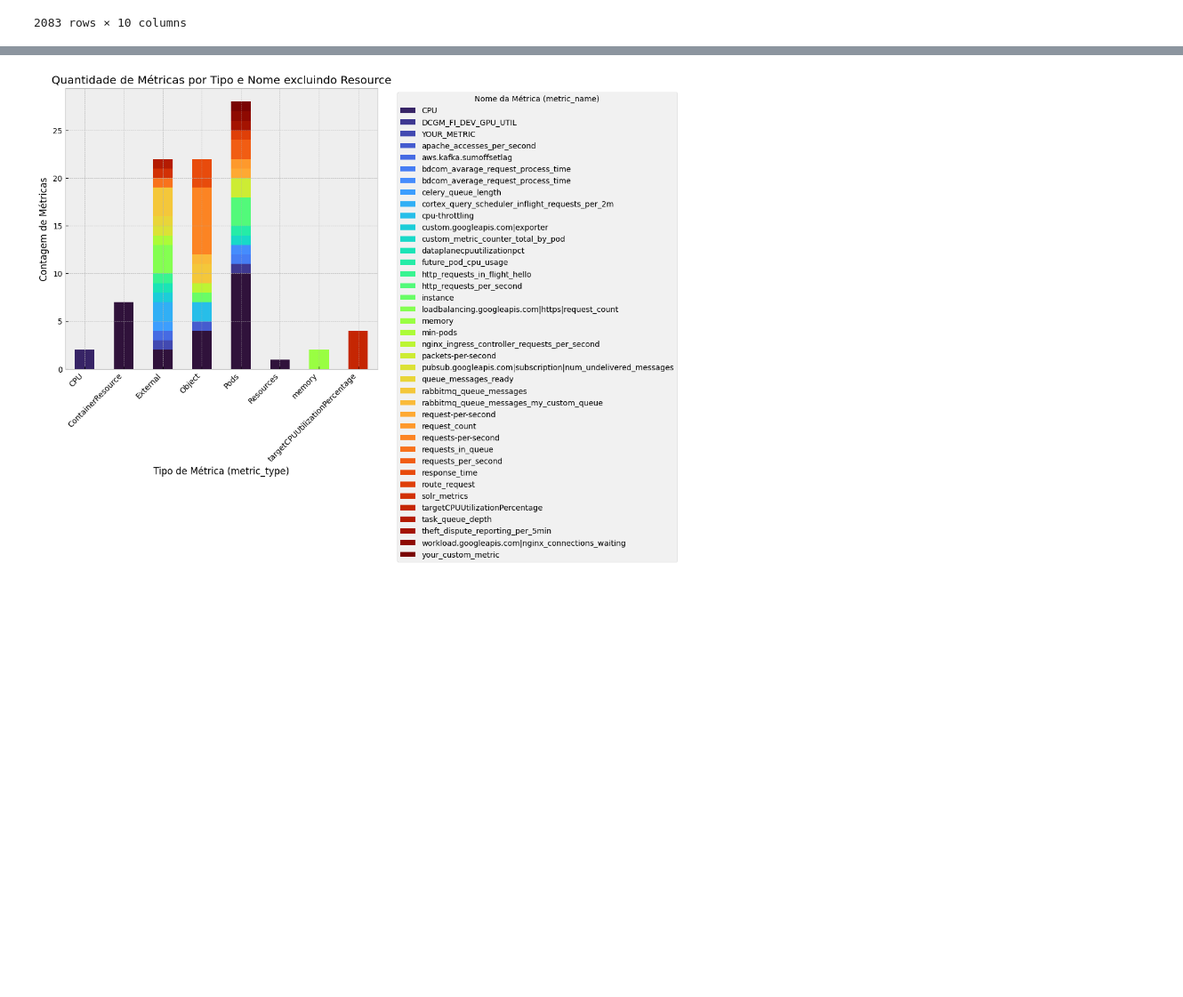
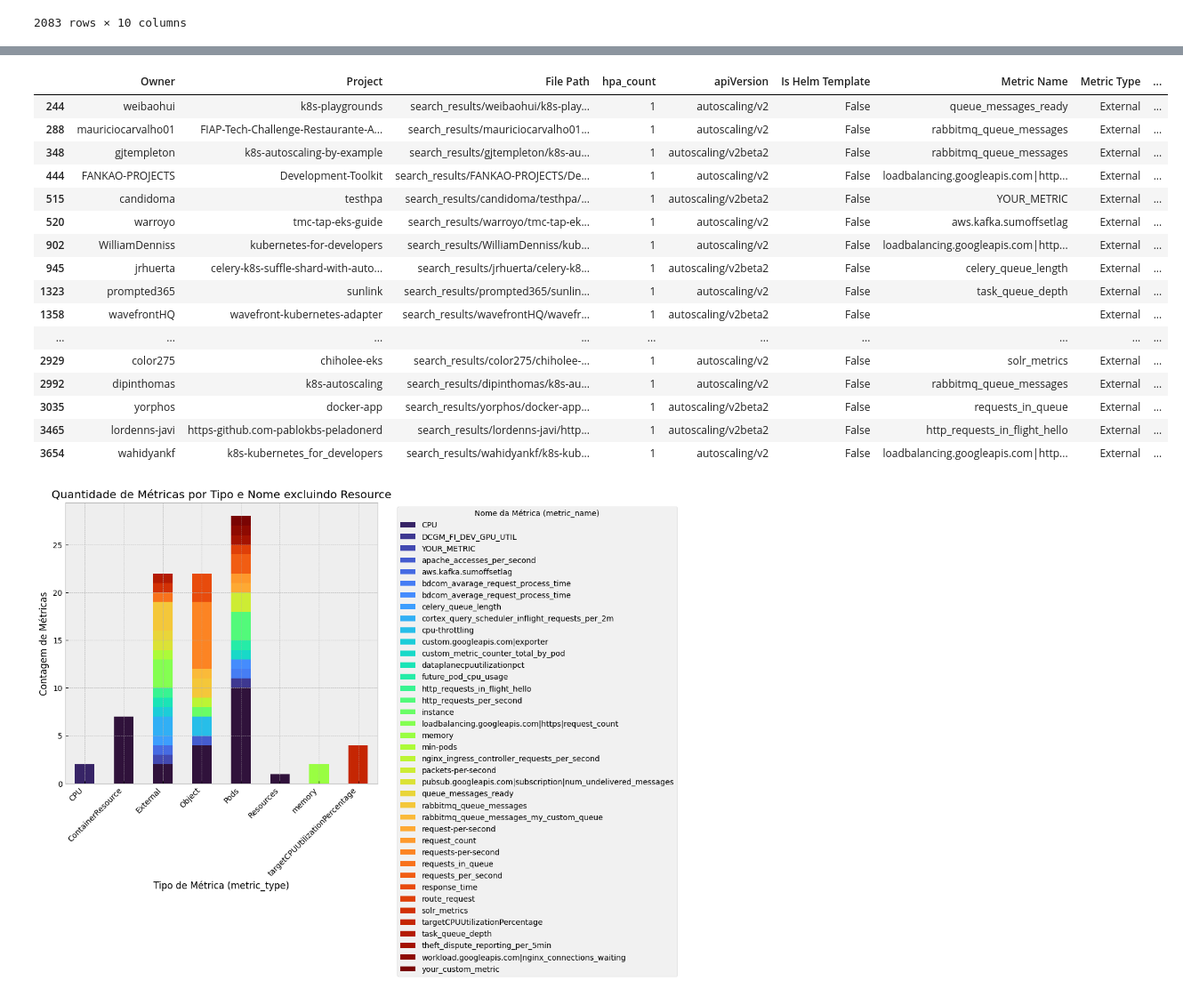
Before and after one commit to xisberto/hpa_usage, a Jupyter notebook: hpa_classify.ipynb, the cells around one changed output, grey strips where cells are left out. Shown at 89% size. Saved outputs shown, nothing was run; the diff lists cells and outputs as text; code cells hidden in the pictures; blank space fills up the shorter version.

```diff
--- a/hpa_classify.ipynb
+++ b/hpa_classify.ipynb
@@ -392,22 +451,39 @@ plt.show()
 # %%
 df_v2 = filter_nohelm[filter_nohelm['apiVersion'].str.contains('v2')]
 
 df_v2_no_resource = df_v2[df_v2['Metric Type'] != 'Resource']
 
+display(df_v2_no_resource[df_v2_no_resource['Metric Type']=='External'])
+
 v2_metrics = df_v2_no_resource.groupby(['Metric Type', 'Metric Name']).size().reset_index(name='counts')
 
 pivot_table = v2_metrics.pivot(index='Metric Type', columns='Metric Name', values='counts').fillna(0)
-
-# colors = plt.cm.get_cmap('turbo')
 
 plt.figure(figsize=(12, 8))
 pivot_table.plot(kind='bar', stacked=True, ax=plt.gca(), colormap='turbo')
 plt.title('Quantidade de Métricas por Tipo e Nome excluindo Resource')
 plt.xlabel('Tipo de Métrica (metric_type)')
 plt.ylabel('Contagem de Métricas')
 plt.xticks(rotation=45, ha='right')
 plt.legend(title='Nome da Métrica (metric_name)', bbox_to_anchor=(1.05, 1), loc='upper left')
 plt.tight_layout()
 plt.show()
 # %% [output]
+|  | Owner | Project | File Path | hpa_count | apiVersion | Is Helm Template | Metric Name | Metric Type | ... |
+| 244 | weibaohui | k8s-playgrounds | search_results/weibaohui/k8s-play... | 1 | autoscaling/v2 | False | queue_messages_ready | External | ... |
+| 288 | mauriciocarvalho01 | FIAP-Tech-Challenge-Restaurante-A... | search_results/mauriciocarvalho01... | 1 | autoscaling/v2 | False | rabbitmq_queue_messages | External | ... |
+| 348 | gjtempleton | k8s-autoscaling-by-example | search_results/gjtempleton/k8s-au... | 1 | autoscaling/v2beta2 | False | rabbitmq_queue_messages | External | ... |
+| 444 | FANKAO-PROJECTS | Development-Toolkit | search_results/FANKAO-PROJECTS/De... | 1 | autoscaling/v2 | False | loadbalancing.googleapis.com|http... | External | ... |
+| 515 | candidoma | testhpa | search_results/candidoma/testhpa/... | 1 | autoscaling/v2beta2 | False | YOUR_METRIC | External | ... |
+| 520 | warroyo | tmc-tap-eks-guide | search_results/warroyo/tmc-tap-ek... | 1 | autoscaling/v2 | False | aws.kafka.sumoffsetlag | External | ... |
+| 902 | WilliamDenniss | kubernetes-for-developers | search_results/WilliamDenniss/kub... | 1 | autoscaling/v2 | False | loadbalancing.googleapis.com|http... | External | ... |
+| 945 | jrhuerta | celery-k8s-suffle-shard-with-auto... | search_results/jrhuerta/celery-k8... | 1 | autoscaling/v2beta2 | False | celery_queue_length | External | ... |
+| 1323 | prompted365 | sunlink | search_results/prompted365/sunlin... | 1 | autoscaling/v2 | False | task_queue_depth | External | ... |
+| 1358 | wavefrontHQ | wavefront-kubernetes-adapter | search_results/wavefrontHQ/wavefr... | 1 | autoscaling/v2beta2 | False |  | External | ... |
+| ... | ... | ... | ... | ... | ... | ... | ... | ... | ... |
+| 2929 | color275 | chiholee-eks | search_results/color275/chiholee-... | 1 | autoscaling/v2 | False | solr_metrics | External | ... |
+| 2992 | dipinthomas | k8s-autoscaling | search_results/dipinthomas/k8s-au... | 1 | autoscaling/v2 | False | rabbitmq_queue_messages | External | ... |
+| 3035 | yorphos | docker-app | search_results/yorphos/docker-app... | 1 | autoscaling/v2beta2 | False | requests_in_queue | External | ... |
+| 3465 | lordenns-javi | https-github.com-pablokbs-peladonerd | search_results/lordenns-javi/http... | 1 | autoscaling/v2beta2 | False | http_requests_in_flight_hello | External | ... |
+| 3654 | wahidyankf | k8s-kubernetes_for_developers | search_results/wahidyankf/k8s-kub... | 1 | autoscaling/v2 | False | loadbalancing.googleapis.com|http... | External | ... |
 [figure]
```
Also changed, not shown: parts of 10 cells of this notebook.
